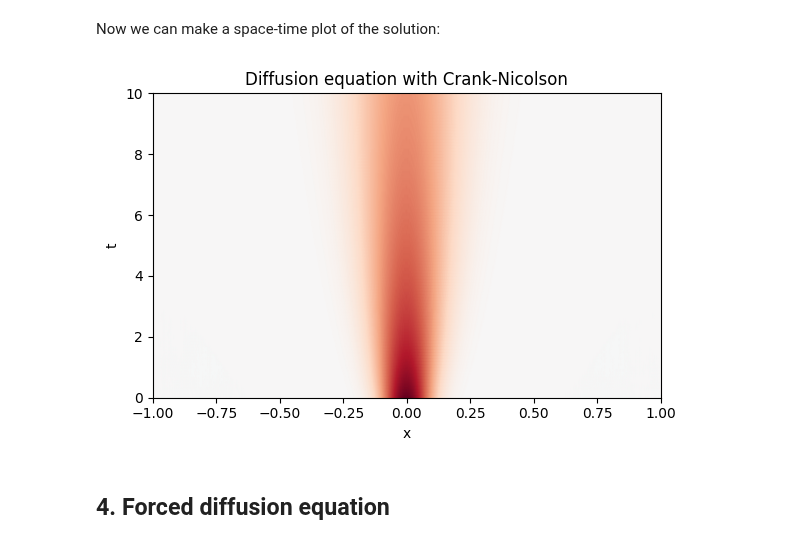
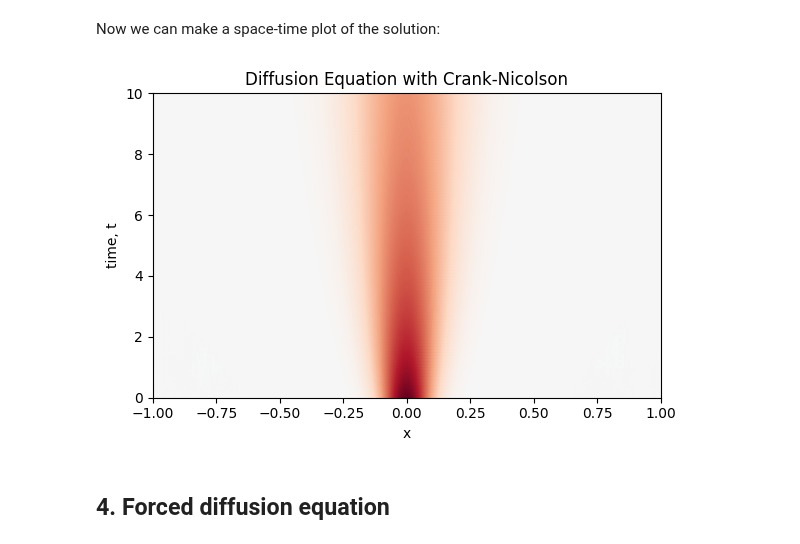
Before and after one commit to AnnabelHall/QCES_LNM, a Jupyter notebook: Project1_dedalus.ipynb, the cells around one changed output. Saved outputs shown, nothing was run; the diff lists cells and outputs as text; code cells hidden in the pictures.

```diff
--- a/Project1_dedalus.ipynb
+++ b/Project1_dedalus.ipynb
@@ -271,15 +271,15 @@ Now we can make a space-time plot of the solution:
 # %%
 # Plot
 plt.figure(figsize=(6, 4))
 plt.pcolormesh(x.ravel(), np.array(t_save), np.array(c_save), cmap='RdBu_r', shading='gouraud', rasterized=True, clim=(-1, 1))
 plt.xlim(x_start, x_end)
 plt.ylim(0, solver.stop_sim_time)
 plt.xlabel('x')
-plt.ylabel('t')
-plt.title(f'Diffusion equation with Crank-Nicolson')
+plt.ylabel('time, t')
+plt.title(f'Diffusion Equation with Crank-Nicolson')
 plt.tight_layout()
 # %% [output]
-[figure, old version]
+[figure, new version]
 # %% [markdown]
 ## 4. Forced diffusion equation
 # %% [markdown]
```
Also changed, not shown: parts of 11 cells of this notebook.
